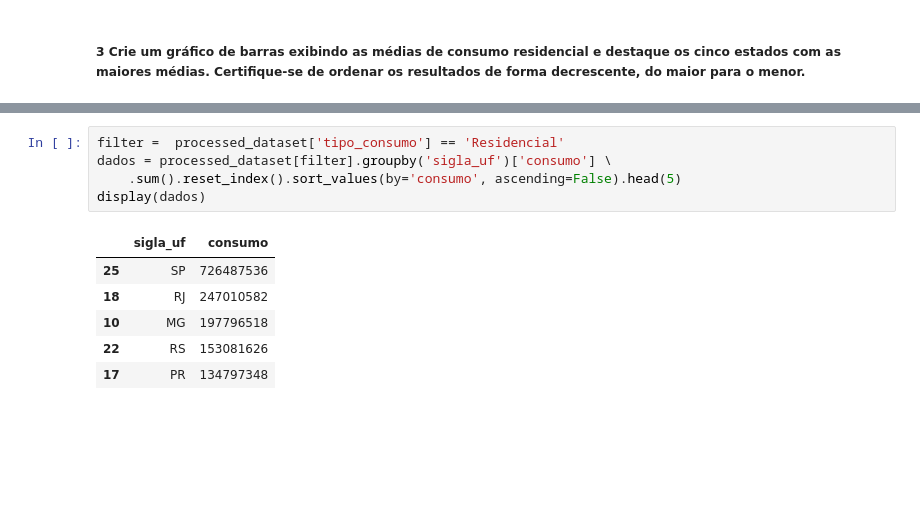
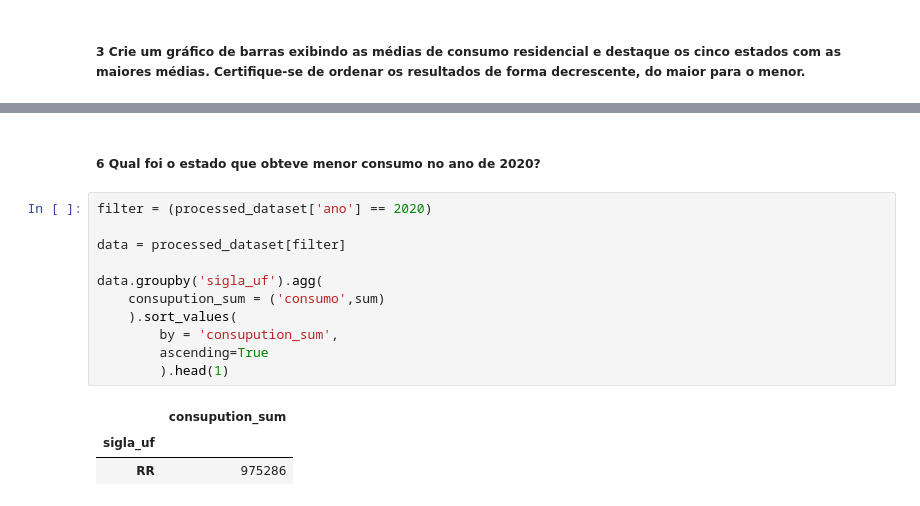
Before and after one commit to pbelfort/trabalho_ciencia_de_dados, a Jupyter notebook: notebook/tp.ipynb, the cells around one changed output, grey strips where cells are left out. Cells and saved outputs as stored; diff of their text form; blank space fills up the shorter version.

```diff
--- a/notebook/tp.ipynb
+++ b/notebook/tp.ipynb
@@ -151,12 +225,17 @@ sns.barplot(
+# %% [markdown]
+##### 6 Qual foi o estado que obteve menor consumo no ano de 2020?
 # %%
-filter =  processed_dataset['tipo_consumo'] == 'Residencial'
-dados = processed_dataset[filter].groupby('sigla_uf')['consumo'] \
-    .sum().reset_index().sort_values(by='consumo', ascending=False).head(5)
-display(dados)
+filter = (processed_dataset['ano'] == 2020)
+
+data = processed_dataset[filter]
+
+data.groupby('sigla_uf').agg(
+    consupution_sum = ('consumo',sum)
+    ).sort_values(
+        by = 'consupution_sum',
+        ascending=True
+        ).head(1)
 # %% [output]
-|  | sigla_uf | consumo |
-| 25 | SP | 726487536 |
-| 18 | RJ | 247010582 |
-| 10 | MG | 197796518 |
-| 22 | RS | 153081626 |
-| 17 | PR | 134797348 |
+|  | consupution_sum |
+| sigla_uf |  |
+| RR | 975286 |
```
Also changed, not shown: parts of 17 cells of this notebook.
